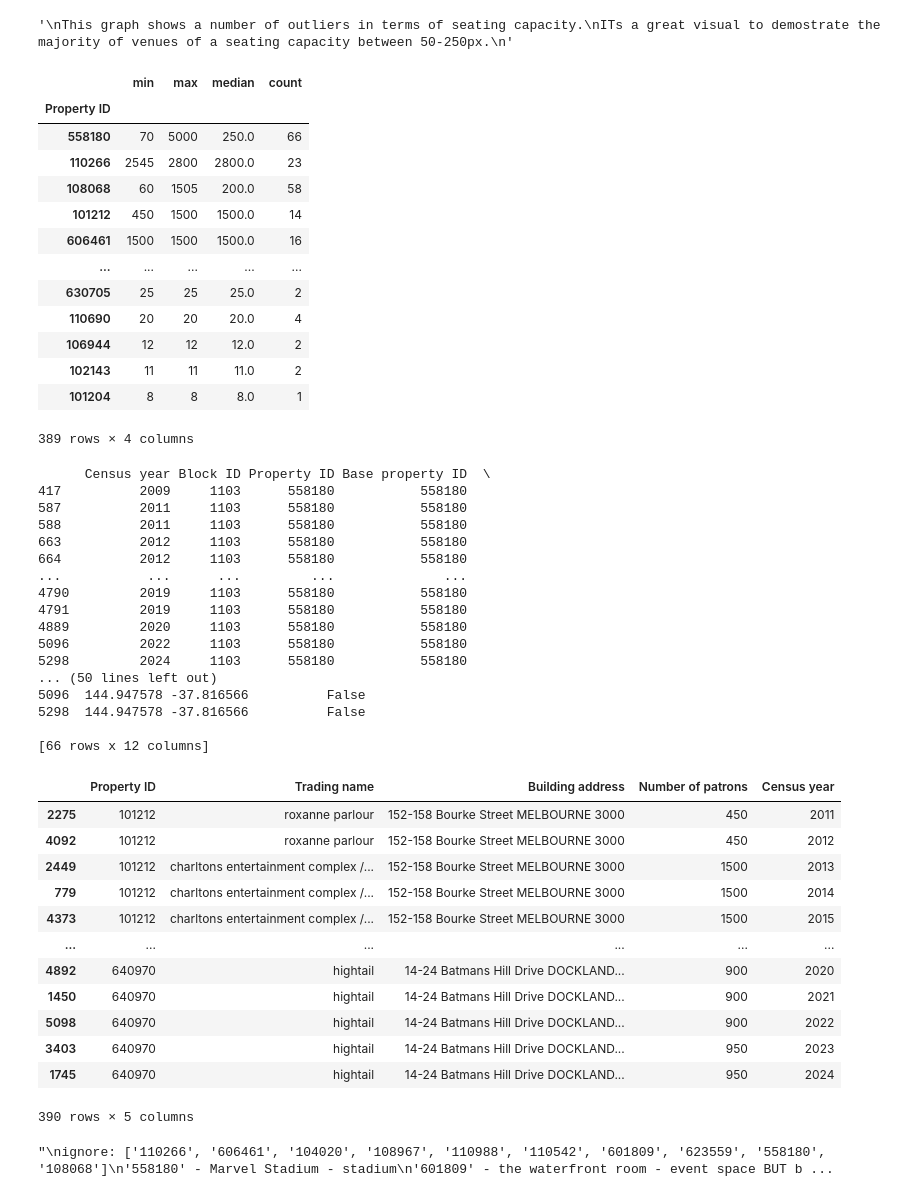
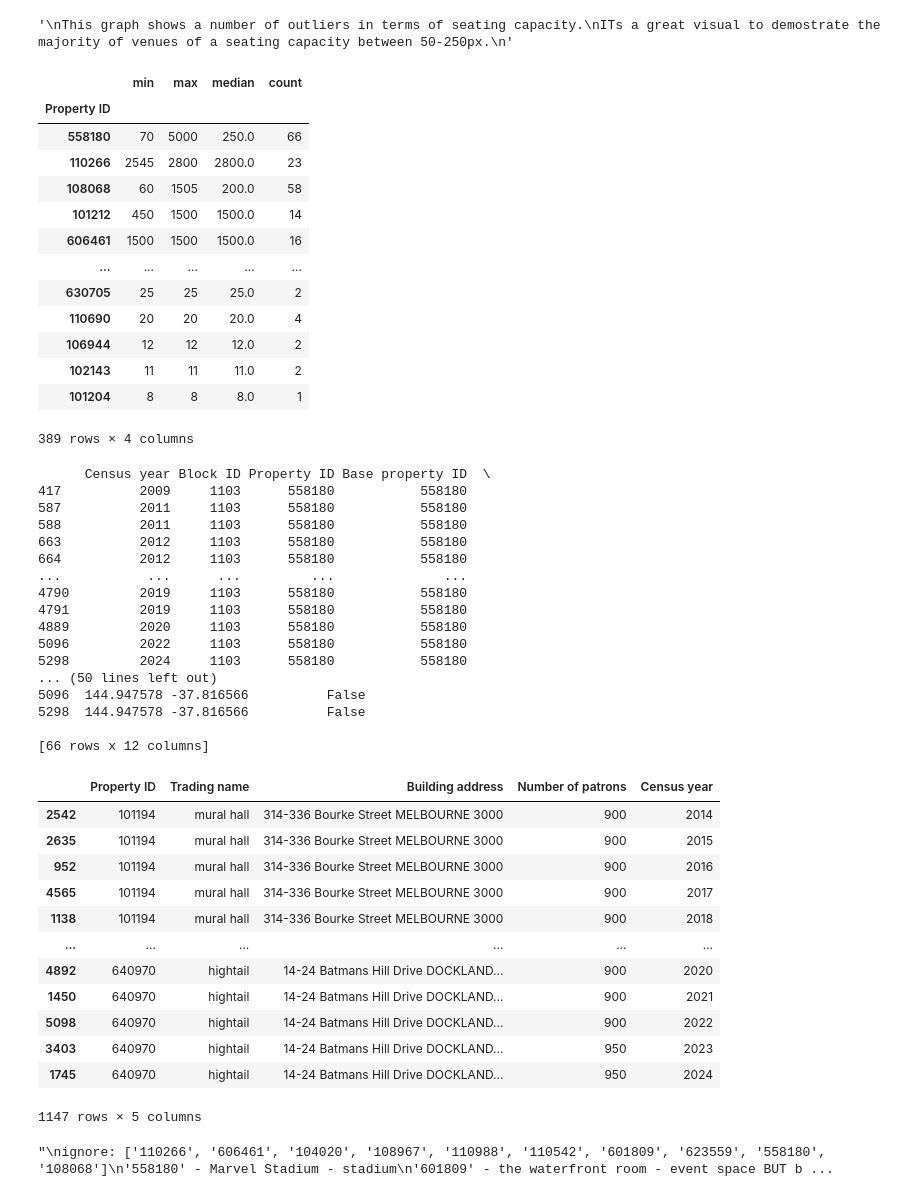
Before and after one commit to jptrainor4-glitch/Data-Analytics, a Jupyter notebook: Bars_data_cleaning.ipynb, the cells around one changed output. Drawn from its saved outputs; the diff is of its cells as text; code cells hidden in the pictures.

```diff
--- a/Bars_data_cleaning.ipynb
+++ b/Bars_data_cleaning.ipynb
@@ -338,7 +334,7 @@ under the same year, thus different capacity's for different venues are recorded
 row.
 '''
 
-max_seats_property_ids = list(sorted_grouped_patrons.head(20).index)
+max_seats_property_ids = list(sorted_grouped_patrons.head(50).index)
 
 # Filter df to include only the rows with Property IDs from max_seats_property_ids
 filtered_df = df[df['Property ID'].isin(max_seats_property_ids)]
@@ -365,6 +361,8 @@ keep: ['103198', '110537', '101212', '108068']
 '108068' - cq bar - venue
 '110537' -	the boatbuilders yard - venue
 '103198' - Oche Melbourne - venue
+'105746' - hoyts
+'109271' - max watt's
 '''
 # %% [output]
 |  | min | max | median | count |
@@ -372,45 +370,45 @@ keep: ['103198', '110537', '101212', '108068']
 | 558180 | 70 | 5000 | 250.0 | 66 |
 | 110266 | 2545 | 2800 | 2800.0 | 23 |
 | 108068 | 60 | 1505 | 200.0 | 58 |
 | 101212 | 450 | 1500 | 1500.0 | 14 |
 | 606461 | 1500 | 1500 | 1500.0 | 16 |
 | ... | ... | ... | ... | ... |
 | 630705 | 25 | 25 | 25.0 | 2 |
 | 110690 | 20 | 20 | 20.0 | 4 |
 | 106944 | 12 | 12 | 12.0 | 2 |
 | 102143 | 11 | 11 | 11.0 | 2 |
 | 101204 | 8 | 8 | 8.0 | 1 |
 389 rows × 4 columns
       Census year Block ID Property ID Base property ID  \
 417          2009     1103      558180           558180
 587          2011     1103      558180           558180
 588          2011     1103      558180           558180
 663          2012     1103      558180           558180
 664          2012     1103      558180           558180
 ...           ...      ...         ...              ...
 4790         2019     1103      558180           558180
 4791         2019     1103      558180           558180
 4889         2020     1103      558180           558180
 5096         2022     1103      558180           558180
 5298         2024     1103      558180           558180
 ... (50 lines left out)
 5096  144.947578 -37.816566          False
 5298  144.947578 -37.816566          False
 
 [66 rows x 12 columns]
 |  | Property ID | Trading name | Building address | Number of patrons | Census year |
-| 2275 | 101212 | roxanne parlour | 152-158 Bourke Street MELBOURNE 3000 | 450 | 2011 |
-| 4092 | 101212 | roxanne parlour | 152-158 Bourke Street MELBOURNE 3000 | 450 | 2012 |
-| 2449 | 101212 | charltons entertainment complex /... | 152-158 Bourke Street MELBOURNE 3000 | 1500 | 2013 |
-| 779 | 101212 | charltons entertainment complex /... | 152-158 Bourke Street MELBOURNE 3000 | 1500 | 2014 |
-| 4373 | 101212 | charltons entertainment complex /... | 152-158 Bourke Street MELBOURNE 3000 | 1500 | 2015 |
+| 2542 | 101194 | mural hall | 314-336 Bourke Street MELBOURNE 3000 | 900 | 2014 |
+| 2635 | 101194 | mural hall | 314-336 Bourke Street MELBOURNE 3000 | 900 | 2015 |
+| 952 | 101194 | mural hall | 314-336 Bourke Street MELBOURNE 3000 | 900 | 2016 |
+| 4565 | 101194 | mural hall | 314-336 Bourke Street MELBOURNE 3000 | 900 | 2017 |
+| 1138 | 101194 | mural hall | 314-336 Bourke Street MELBOURNE 3000 | 900 | 2018 |
 | ... | ... | ... | ... | ... | ... |
 | 4892 | 640970 | hightail | 14-24 Batmans Hill Drive DOCKLAND... | 900 | 2020 |
 | 1450 | 640970 | hightail | 14-24 Batmans Hill Drive DOCKLAND... | 900 | 2021 |
 | 5098 | 640970 | hightail | 14-24 Batmans Hill Drive DOCKLAND... | 900 | 2022 |
 | 3403 | 640970 | hightail | 14-24 Batmans Hill Drive DOCKLAND... | 950 | 2023 |
 | 1745 | 640970 | hightail | 14-24 Batmans Hill Drive DOCKLAND... | 950 | 2024 |
-390 rows × 5 columns
+1147 rows × 5 columns
 "\nignore: ['110266', '606461', '104020', '108967', '110988', '110542', '601809', '623559', '558180', '108068']\n'558180' - Marvel Stadium - stadium\n'601809' - the waterfront room - event space BUT b ...
 # %%
 #Hardcode list of outlier venues and make a new coluumn flagging them
```
Also changed, not shown: parts of 6 cells of this notebook.
